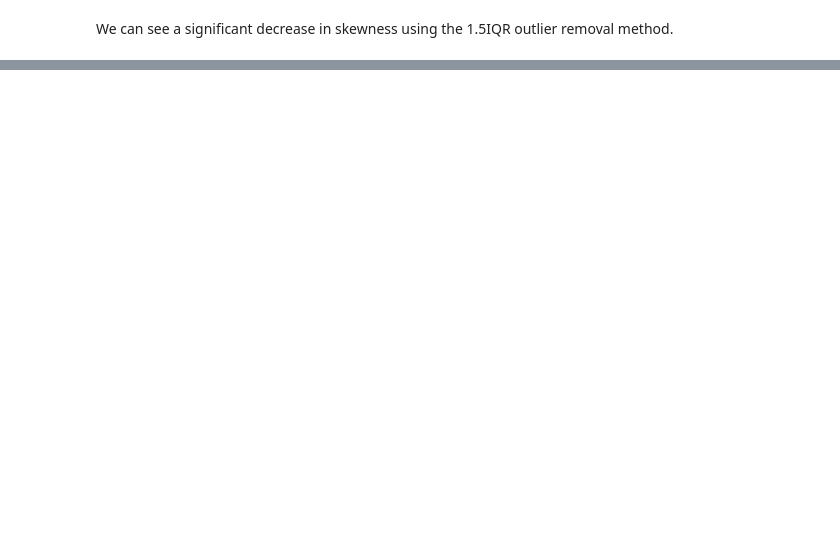
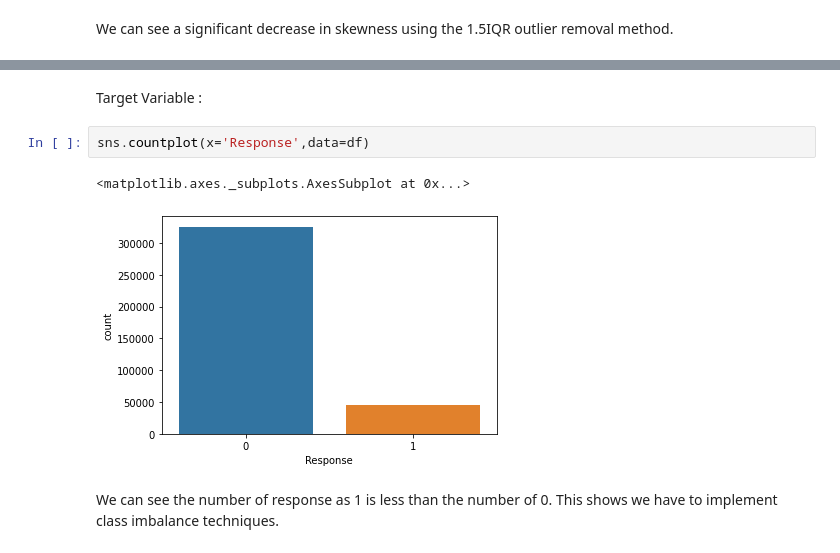
Before and after one commit to Shashwat-spyder/Health-Insurance-Cross-Sell, a Jupyter notebook: Copy_of_HEALTH_INSURANCE_CROSS_SELL_PREDICTION.ipynb, the cells around one changed output, grey strips where cells are left out. Saved outputs shown, nothing was run; the diff lists cells and outputs as text; blank space fills up the shorter version.

```diff
--- a/Copy_of_HEALTH_INSURANCE_CROSS_SELL_PREDICTION.ipynb
+++ b/Copy_of_HEALTH_INSURANCE_CROSS_SELL_PREDICTION.ipynb
@@ -188,0 +201,9 @@ We can see a significant decrease in skewness using the 1.5IQR outlier removal m
+# %% [markdown]
+Target Variable :
+# %%
+sns.countplot(x='Response',data=df)
+# %% [output]
+<matplotlib.axes._subplots.AxesSubplot at 0x...>
+[figure, added]
+# %% [markdown]
+We can see the number of response as 1 is less than the number of 0. This shows we have to implement class imbalance techniques.
```
Also changed, not shown: parts of 60 cells of this notebook.
